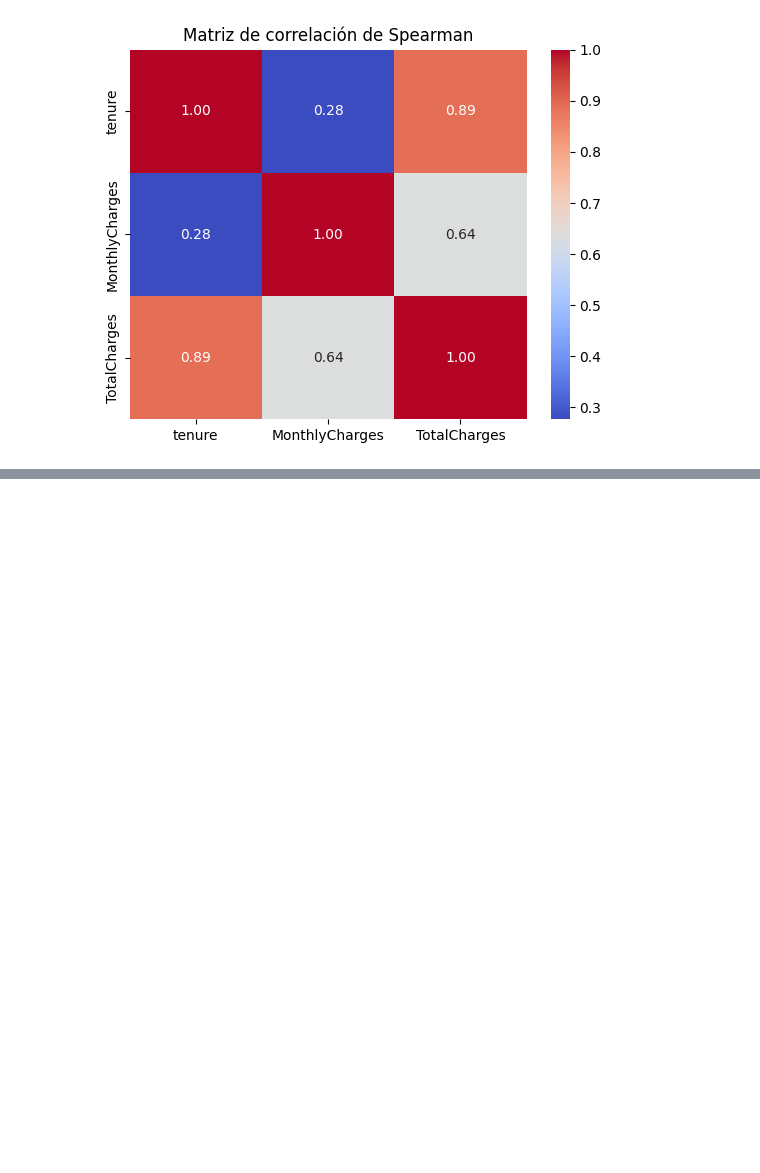
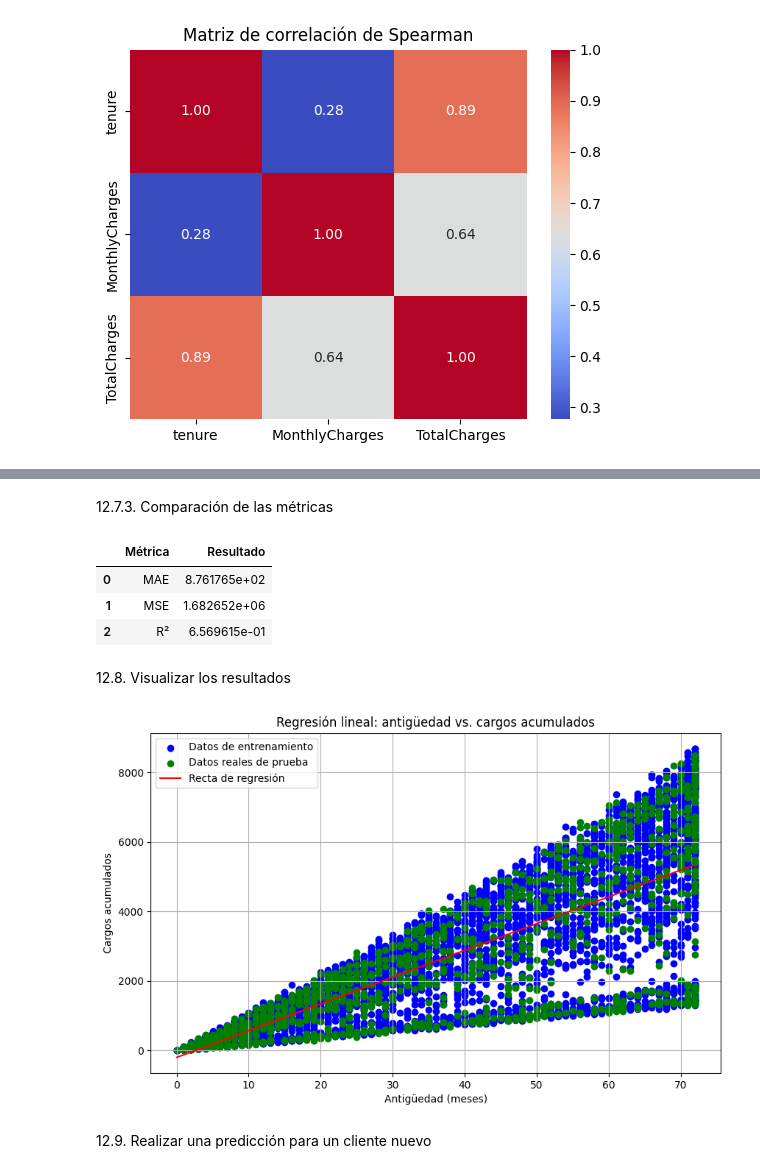
Before and after one commit to GaboFW/TPI_Grupo-05, a Jupyter notebook: notebooks/TPI_Analisis_de_Datos.ipynb, the cells around one changed output, grey strips where cells are left out. Drawn from its saved outputs; the diff is of its cells as text; code cells hidden in the pictures; blank space fills up the shorter version.

```diff
--- a/notebooks/TPI_Analisis_de_Datos.ipynb
+++ b/notebooks/TPI_Analisis_de_Datos.ipynb
@@ -1166,0 +1282,12 @@ Este análisis permite identificar patrones y formular hipótesis sobre el compo
+# %%
+X_train_reg, X_test_reg, y_train_reg, y_test_reg = train_test_split(
+    X_regresion,
+    y_regresion,
+    test_size=TEST_SIZE,
+    random_state=RANDOM_STATE,
+    stratify=df["Churn"]
+)
+
+print("Registros totales:", len(X_regresion))
+print("Entrenamiento:", len(X_train_reg))
+print("Prueba:", len(X_test_reg))
@@ -1166,0 +1300,3 @@ Este análisis permite identificar patrones y formular hipótesis sobre el compo
+# %%
+modelo_regresion = LinearRegression()
+modelo_regresion.fit(X_train_reg, y_train_reg)
@@ -1166,0 +1388,63 @@ Este análisis permite identificar patrones y formular hipótesis sobre el compo
+# %% [markdown]
+12.7.3. Comparación de las métricas
+# %%
+metricas_reg = pd.DataFrame({
+    "Métrica": ["MAE", "MSE", "R²"],
+    "Resultado": [mae_reg, mse_reg, r2_reg]
+})
+
+display(metricas_reg)
+# %% [output]
+|  | Métrica | Resultado |
+| 0 | MAE | 8.761765e+02 |
+| 1 | MSE | 1.682652e+06 |
+| 2 | R² | 6.569615e-01 |
+# %% [markdown]
+12.8. Visualizar los resultados
+# %%
+plt.figure(figsize=(10, 6))
+
+# Datos de entrenamiento
+plt.scatter(
+    X_train_reg["tenure"],
+    y_train_reg,
+    color="blue",
+    label="Datos de entrenamiento"
+)
+
+# Datos reales de prueba
+plt.scatter(
+    X_test_reg["tenure"],
+    y_test_reg,
+    color="green",
+    label="Datos reales de prueba"
+)
+
+# Generar valores para representar la recta
+X_grafico = pd.DataFrame({
+    "tenure": np.linspace(
+        X_regresion["tenure"].min(),
+        X_regresion["tenure"].max(),
+        100
+    )
+})
+
+# Recta de regresión
+plt.plot(
+    X_grafico["tenure"],
+    modelo_regresion.predict(X_grafico),
+    color="red",
+    label="Recta de regresión"
+)
+
+plt.xlabel("Antigüedad (meses)")
+plt.ylabel("Cargos acumulados")
+plt.title("Regresión lineal: antigüedad vs. cargos acumulados")
+
+plt.legend()
+plt.grid(True)
+plt.show()
+# %% [output]
+[figure, added]
+# %% [markdown]
+12.9. Realizar una predicción para un cliente nuevo
```
Also changed, not shown: parts of 50 cells of this notebook.
